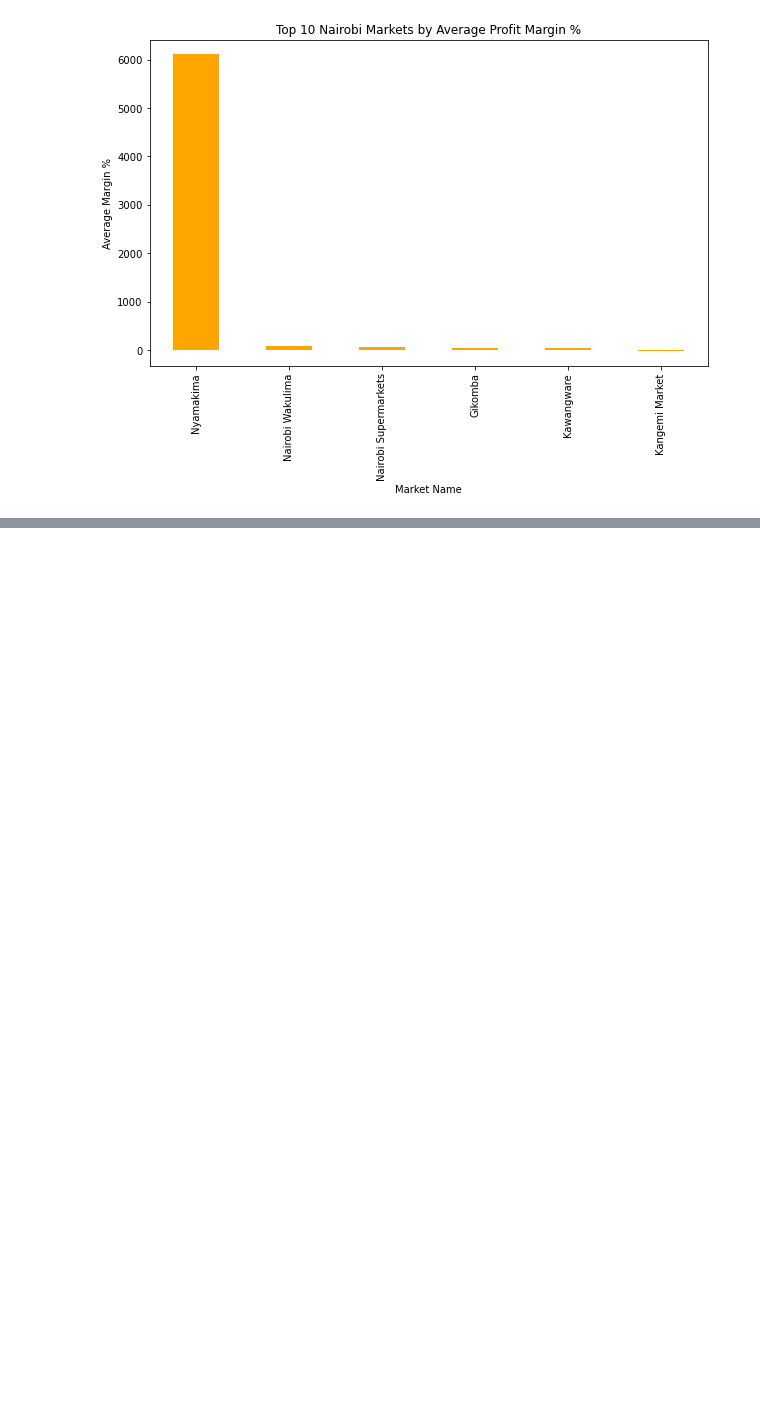
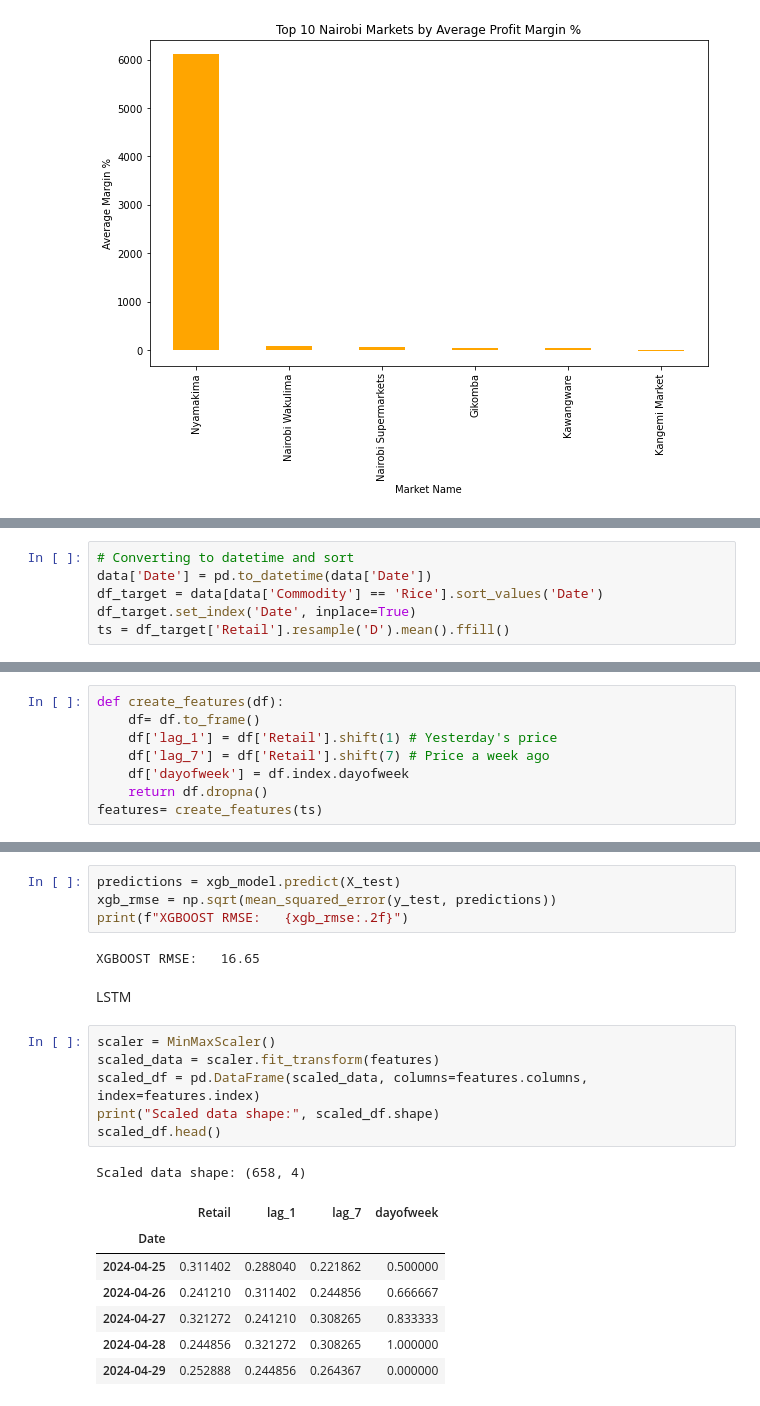
Before and after one commit to Victor-Mufasa/Agricultural-Commodity-Price-Forecasting, a Jupyter notebook: notebook/Sharon.ipynb, the cells around one changed output, grey strips where cells are left out. Drawn from its saved outputs; the diff is of its cells as text; blank space fills up the shorter version.

```diff
--- a/notebook/Sharon.ipynb
+++ b/notebook/Sharon.ipynb
@@ -302,0 +315,6 @@ plt.show()
+# %%
+# Converting to datetime and sort
+data['Date'] = pd.to_datetime(data['Date'])
+df_target = data[data['Commodity'] == 'Rice'].sort_values('Date')
+df_target.set_index('Date', inplace=True)
+ts = df_target['Retail'].resample('D').mean().ffill()
@@ -302,0 +323,8 @@ plt.show()
+# %%
+def create_features(df):
+    df= df.to_frame()
+    df['lag_1'] = df['Retail'].shift(1) # Yesterday's price
+    df['lag_7'] = df['Retail'].shift(7) # Price a week ago
+    df['dayofweek'] = df.index.dayofweek
+    return df.dropna()
+features= create_features(ts)
@@ -302,0 +366,23 @@ plt.show()
+# %%
+predictions = xgb_model.predict(X_test)
+xgb_rmse = np.sqrt(mean_squared_error(y_test, predictions))
+print(f"XGBOOST RMSE:	{xgb_rmse:.2f}")
+# %% [output]
+XGBOOST RMSE:   16.65
+# %% [markdown]
+LSTM
+# %%
+scaler = MinMaxScaler()
+scaled_data = scaler.fit_transform(features)
+scaled_df = pd.DataFrame(scaled_data, columns=features.columns, index=features.index)
+print("Scaled data shape:", scaled_df.shape)
+scaled_df.head()
+# %% [output]
+Scaled data shape: (658, 4)
+|  | Retail | lag_1 | lag_7 | dayofweek |
+| Date |  |  |  |  |
+| 2024-04-25 | 0.311402 | 0.288040 | 0.221862 | 0.500000 |
+| 2024-04-26 | 0.241210 | 0.311402 | 0.244856 | 0.666667 |
+| 2024-04-27 | 0.321272 | 0.241210 | 0.308265 | 0.833333 |
+| 2024-04-28 | 0.244856 | 0.321272 | 0.308265 | 1.000000 |
+| 2024-04-29 | 0.252888 | 0.244856 | 0.264367 | 0.000000 |
```
Also changed, not shown: parts of 21 cells of this notebook.
